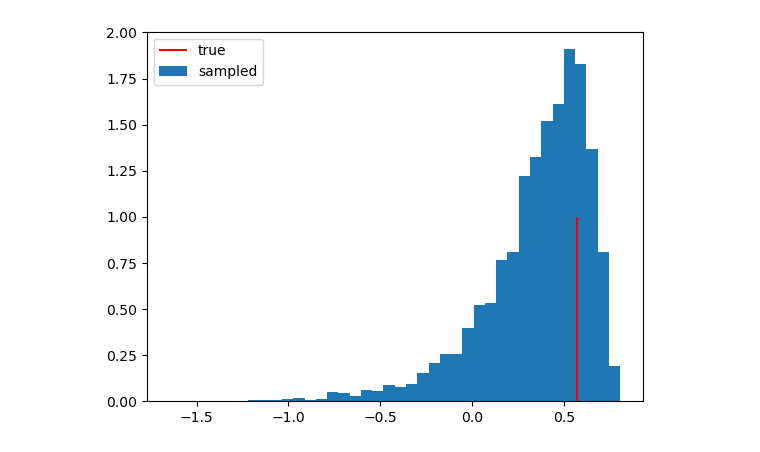
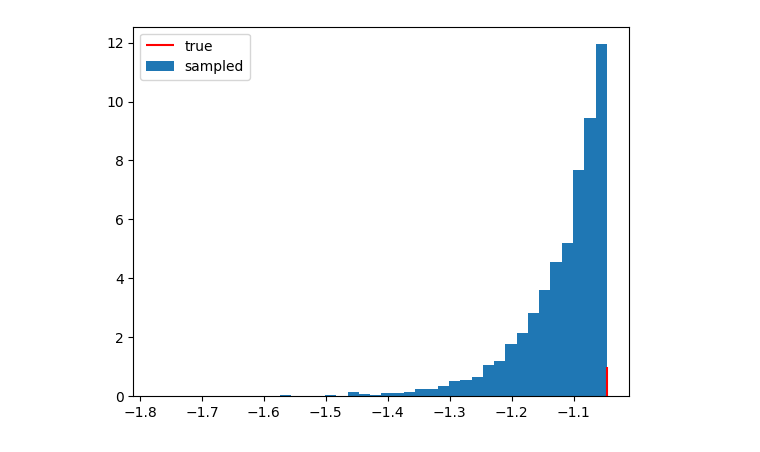
Before and after one commit to hengyuf/VSMCG, a Jupyter notebook: test.ipynb, the cells around one changed output. Drawn from its saved outputs; the diff is of its cells as text; code cells hidden in the pictures.

```diff
--- a/test.ipynb
+++ b/test.ipynb
@@ -46,6 +5,0 @@ class Data_generator:
-# %%
-params = (0, 0.3, 6.0, 0, 0.5, 0., 0., 1)
-# %%
-T = 100
-DG = Data_generator(*params)
-data = DG.gen_data_full(10000, T)
@@ -157,2 +5,0 @@ sampler = TEST_SAMPLER(T, params)
-# %%
-samples, weights = sampler.sample(10000, data[0][:,0], exp_scale=1/params[7], resample_thre=0.5)
@@ -163,0 +296,9 @@ sampler.plot_ESS()
+# %%
+r=np.load("./r.npy")
+params=(2, 0.2, 6.0, 2.0, 0.4, 0.1, 0.02, 2.5)
+sampler=TEST_SAMPLER(2,params)
+samples,weights=sampler.sample(10000,r,exp_scale=0.8)
+sampler.plot_ESS()
+print(r.shape,samples.shape,weights.shape)
+print(samples)
+print(weights)
@@ -164,8 +323,7 @@ sampler.plot_ESS()
 # %%
-index = np.random.choice(list(range(len(weights))), p=weights, size=(len(weights)))
-plt.vlines(data[2][T-1,0], ymin=0, ymax=1, color='r', label='true')
-plt.hist((samples[:,T-1])[index], density=True, bins=40, label="sampled")
+plt.vlines(r[-1]-sampler.alpha_r, ymin=0, ymax=1, color='r', label='true')
+plt.hist((samples[:,-1])[index], density=True, weights=weights,bins=40, label="sampled")
 plt.legend()
 plt.show()
 # %% [output]
-[figure, old version]
+[figure, new version]
```
Also changed, not shown: parts of 15 cells of this notebook, 36 other files.
